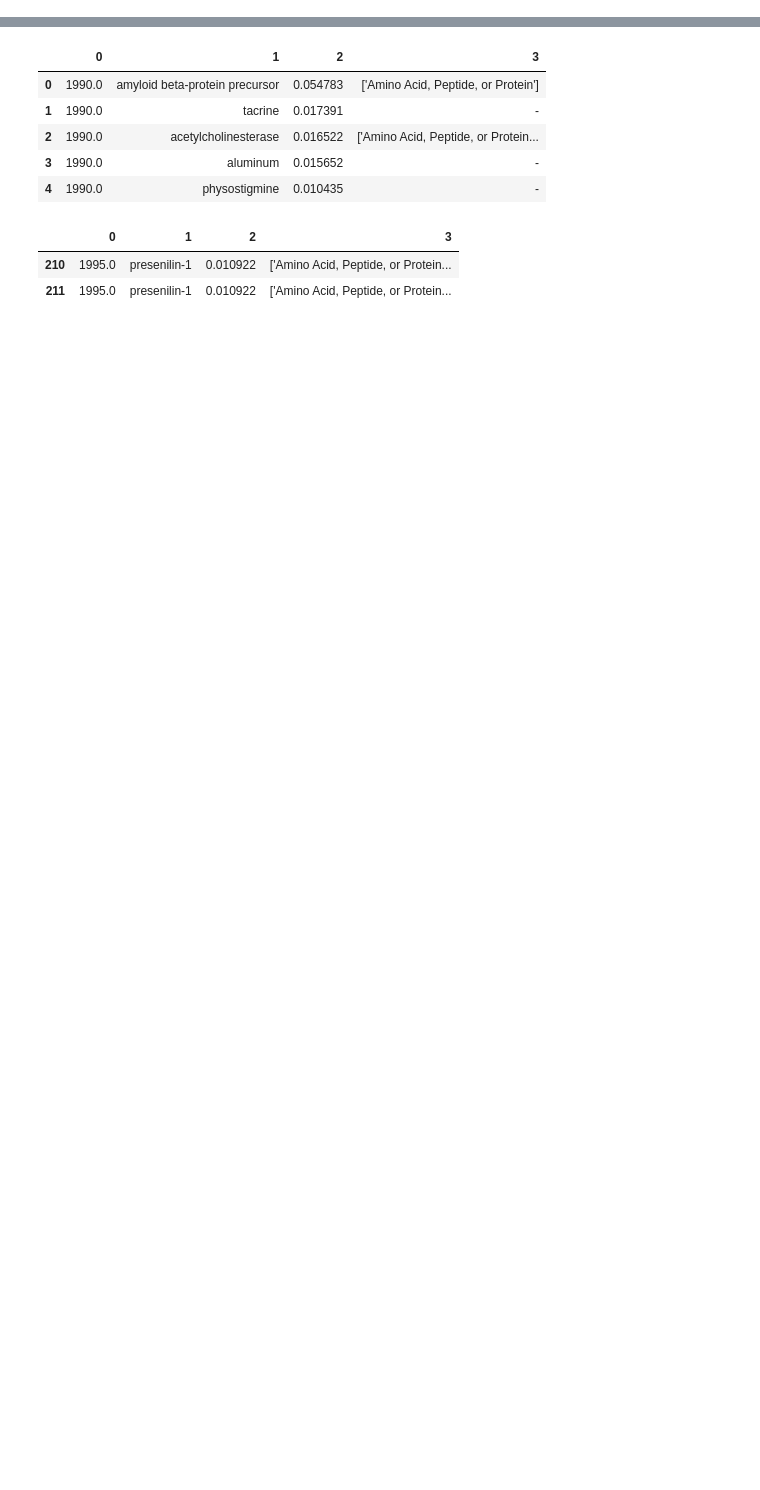
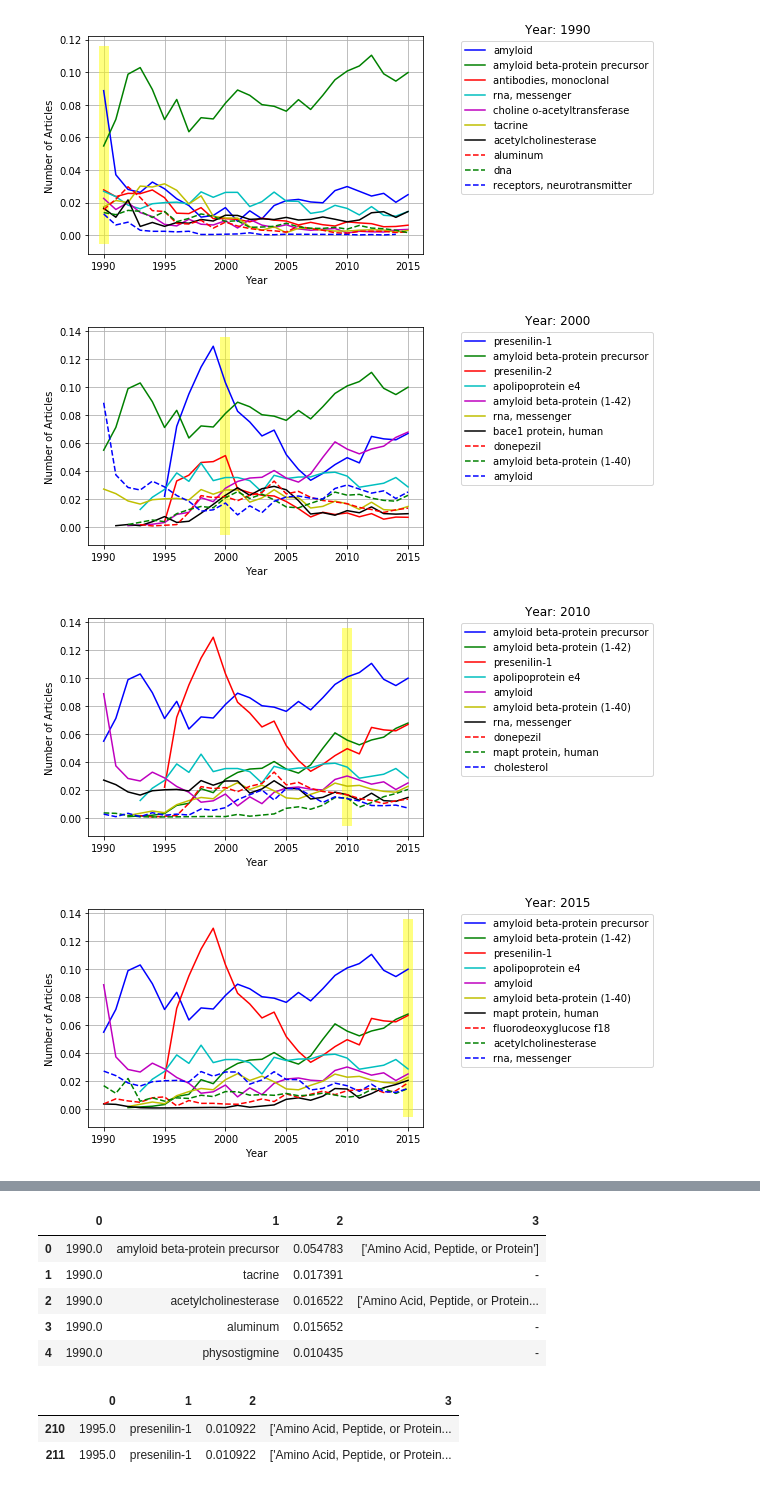
Before and after one commit to akarazeev/BioHack2017, a Jupyter notebook: main.ipynb, the cells around one changed output, grey strips where cells are left out. Cells and saved outputs as stored; diff of their text form; code cells hidden in the pictures; blank space fills up the shorter version.

```diff
--- a/main.ipynb
+++ b/main.ipynb
@@ -139 +275,8 @@ def draw_plot(term, save=''):
+# %%
+plot_every_k_year_topn(good_data, 10, True)
+# %% [output]
+[figure, added]
+[figure, added]
+[figure, added]
+[figure, added]
 # %%
```
Also changed, not shown: parts of 23 cells of this notebook, 8 other files.
